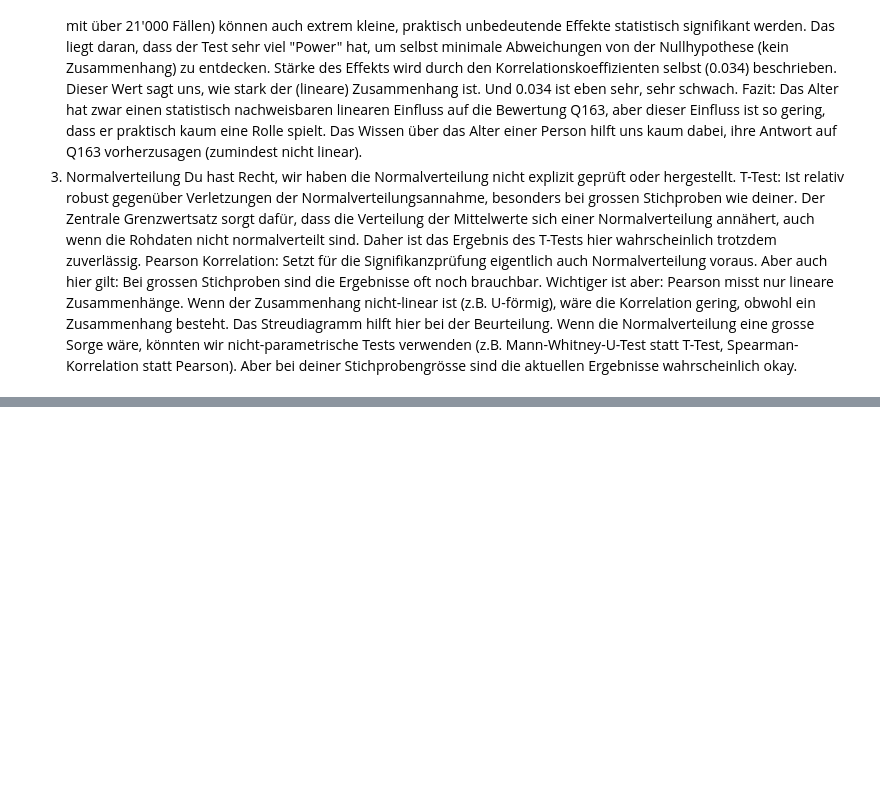
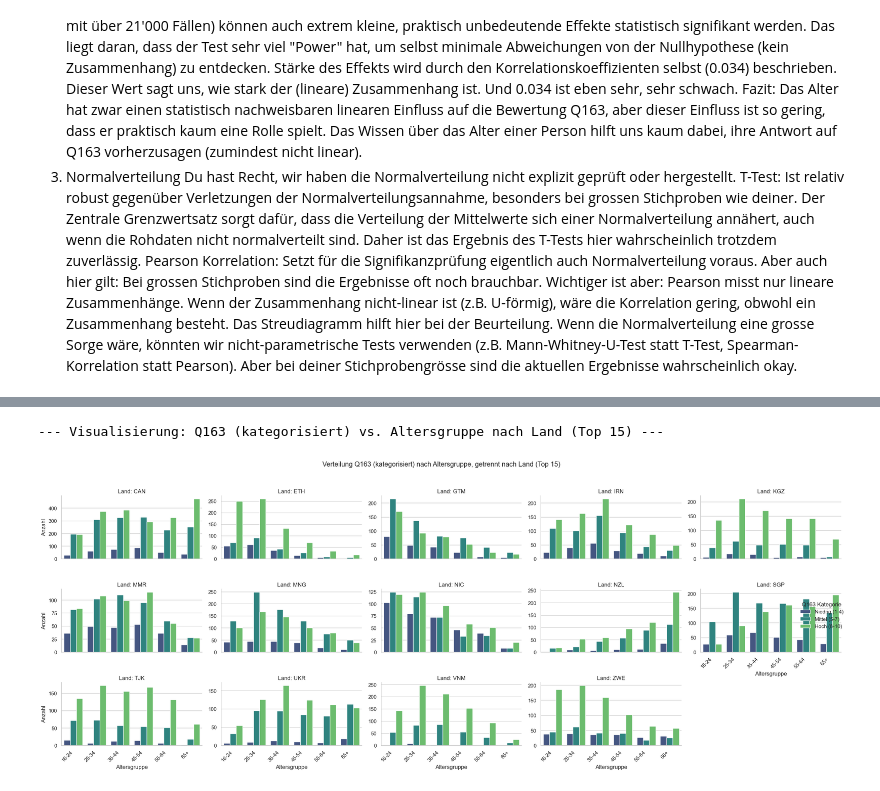
Before and after one commit to TobiasMaissen/cas_statistik_davi, a Jupyter notebook: statistik.ipynb, the cells around one changed output, grey strips where cells are left out. Saved outputs shown, nothing was run; the diff lists cells and outputs as text; code cells hidden in the pictures; blank space fills up the shorter version.

```diff
--- a/statistik.ipynb
+++ b/statistik.ipynb
@@ -963,0 +1112,45 @@ Wenn die Normalverteilung eine grosse Sorge wäre, könnten wir nicht-parametris
+# %%
+print("\n--- Visualisierung: Q163 (kategorisiert) vs. Altersgruppe nach Land (Top 15) ---")
+
+if 'Q163_Kat' in df_clean.columns and 'Altersgruppe_Label' in df_clean.columns and 'B_COUNTRY_ALPHA' in df_clean.columns:
+
+    # Verwende wieder die Top 15 Länder für Übersichtlichkeit
+    top_15_countries = df_clean['B_COUNTRY_ALPHA'].value_counts().nlargest(15).index.tolist()
+    df_plot_c_country = df_clean[df_clean['B_COUNTRY_ALPHA'].isin(top_15_countries)].dropna(subset=['Q163_Kat', 'Altersgruppe_Label', 'B_COUNTRY_ALPHA'])
+
+    # Erstelle das Facetten-Diagramm mit catplot
+    # Wir plotten die Anzahl (count) und nutzen 'hue' für die Q163 Kategorie
+    g = sns.catplot(
+        data=df_plot_c_country,
+        x='Altersgruppe_Label',
+        kind='count',
+        hue='Q163_Kat',
+        col='B_COUNTRY_ALPHA',  # Erstellt eine Spalte pro Land
+        col_wrap=5,             # Maximal 5 Plots pro Zeile
+        order=list(age_labels.values()), # Korrekte Reihenfolge der Altersgruppen
+        hue_order=labels,       # Korrekte Reihenfolge der Q163 Kategorien
+        palette='viridis',
+        height=3,               # Höhe jedes einzelnen Plots
+        aspect=1.5,             # Seitenverhältnis (Breite/Höhe)
+        sharex=True,           # X-Achse teilen (nicht unbedingt nötig hier)
+        sharey=False            # Y-Achse NICHT teilen, da Anzahlen variieren
+    )
+
+    # Titel und Achsenbeschriftungen verbessern
+    g.fig.suptitle('Verteilung Q163 (kategorisiert) nach Altersgruppe, getrennt nach Land (Top 15)', y=1.03) # Titel oberhalb
+    g.set_axis_labels("Altersgruppe", "Anzahl")
+    g.set_titles("Land: {col_name}") # Titel für jeden Subplot
+    g.legend.set_title('Q163 Kategorie')
+
+    # X-Achsen-Labels drehen für bessere Lesbarkeit in jedem Subplot
+    for ax in g.axes.flat:
+        plt.setp(ax.get_xticklabels(), rotation=45, ha='right')
+
+    plt.tight_layout(rect=[0, 0, 1, 1]) # rect passt den Bereich an, um Titel unterzubringen
+    plt.show()
+
+else:
+    print("\nBenötigte Spalten ('Q163_Kat', 'Altersgruppe_Label', 'B_COUNTRY_ALPHA') nicht vollständig vorhanden.")
+# %% [output]
+--- Visualisierung: Q163 (kategorisiert) vs. Altersgruppe nach Land (Top 15) ---
+[figure, added]
```
Also changed, not shown: parts of 23 cells of this notebook.
